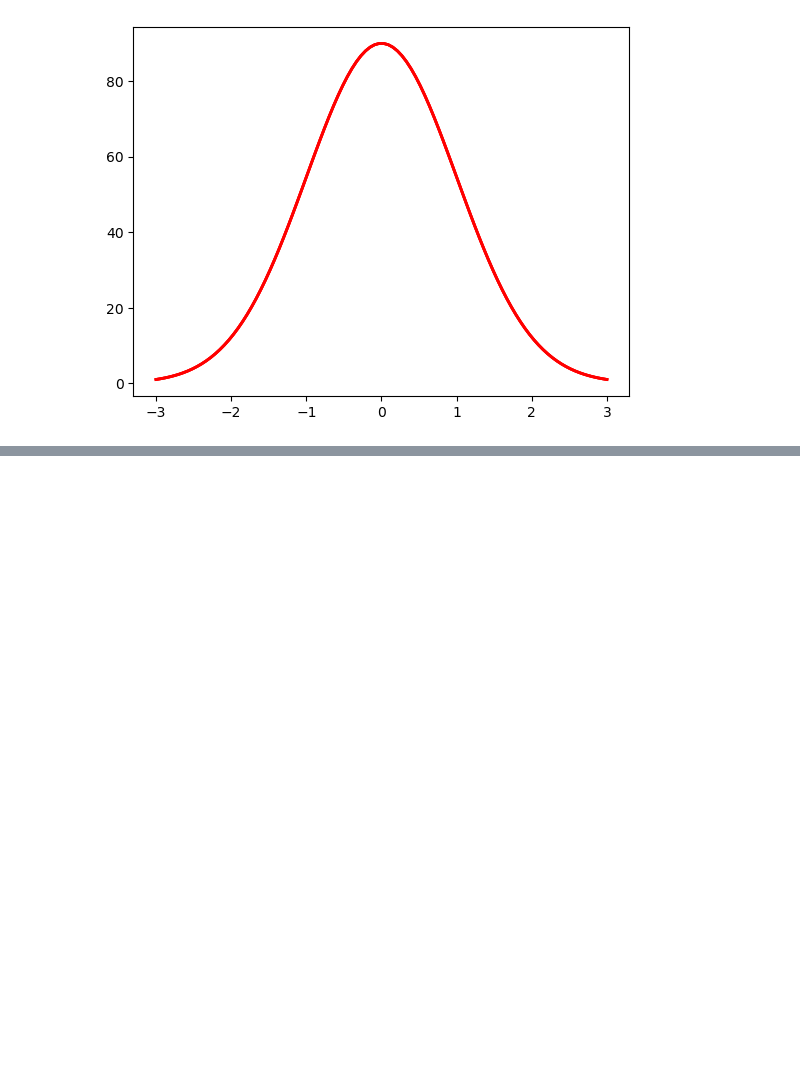
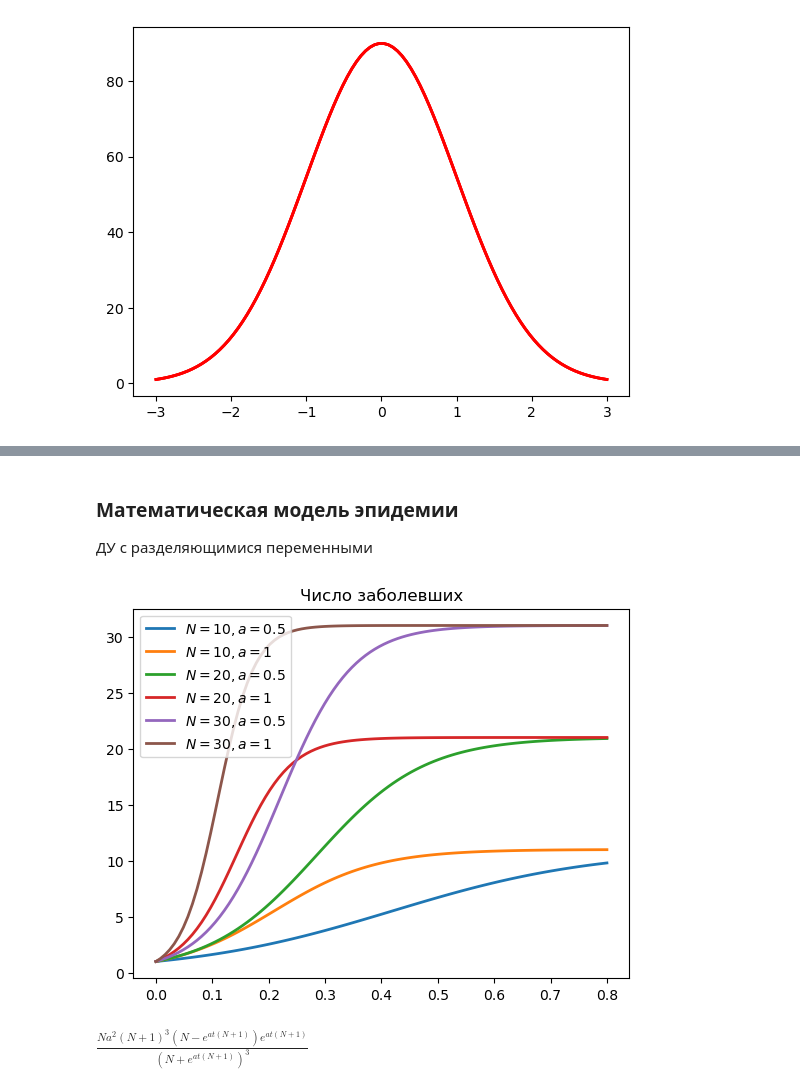
Before and after one commit to igor-novozhilov/Math_with_Python, a Jupyter notebook: 2025-05-13_Matematika_na_Python.ipynb, the cells around one changed output, grey strips where cells are left out. Saved outputs shown, nothing was run; the diff lists cells and outputs as text; code cells hidden in the pictures; blank space fills up the shorter version.

```diff
--- a/2025-05-13_Matematika_na_Python.ipynb
+++ b/2025-05-13_Matematika_na_Python.ipynb
@@ -1532,0 +1564,30 @@ plt.show()
+# %% [markdown]
+### Математическая модель эпидемии
+ДУ с разделяющимися переменными
+# %%
+'График кривых при некоторых значениях N (здоровых людей) и a (коэф.пропорциональности количества больных в ед.времени)'
+import numpy as np
+import matplotlib.pyplot as plt
+%matplotlib inline
+
+t = np.linspace(0, 0.8, 100)
+
+for param in [[10, 0.5], [10, 1], [20, 0.5], [20, 1], [30, 0.5], [30, 1]]:
+    N = param[0]
+    a = param[1]
+    X = (N + 1) / (N*np.exp( -(N + 1)*a*t) + 1)
+    plt.plot(t, X, linewidth = 2, label = "$N=%s, a=%s$" % (N, a))
+plt.legend()
+plt.title("Число заболевших")
+plt.show()
+# %% [output]
+[figure, added]
+# %%
+'Число заболевших выходит на плато. Посмотрим как ведёт себя скорость числа больных, что описывается второй производной X"(t)'
+from sympy import *
+t, N, a = symbols('t N a')
+X = (N + 1) / (N * exp( -(N + 1)*a*t) + 1)
+Xprim = diff(X, t, 2)
+Xprim.simplify()
+# %% [output]
+$\displaystyle \frac{N a^{2} \left(N + 1\right)^{3} \left(N - e^{a t \left(N + 1\right)}\right) e^{a t \left(N + 1\right)}}{\left(N + e^{a t \left(N + 1\right)}\right)^{3}}$
```
Also changed, not shown: parts of 7 cells of this notebook.
